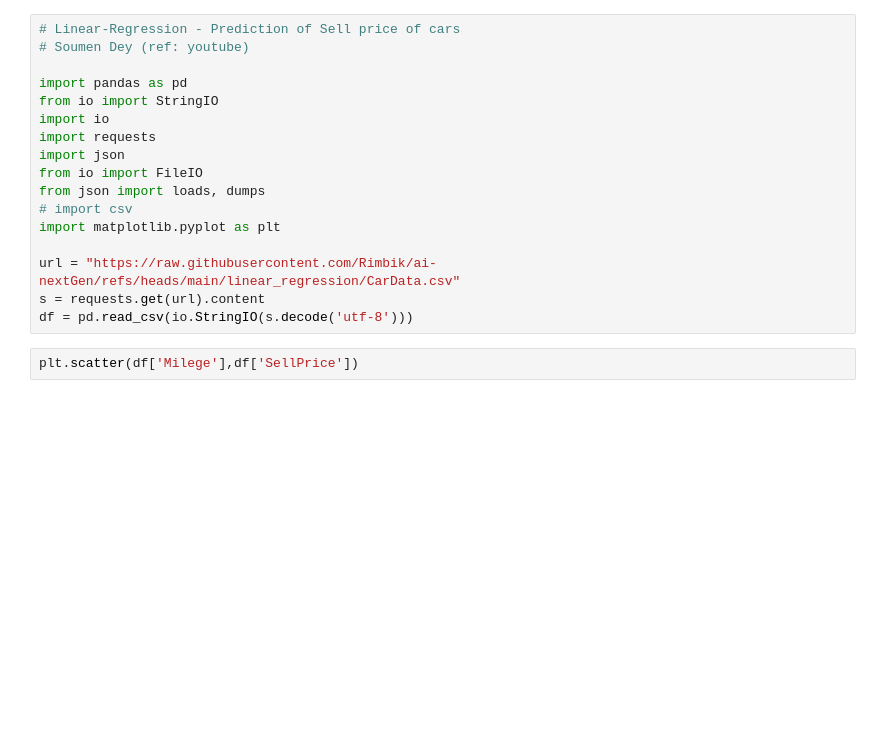
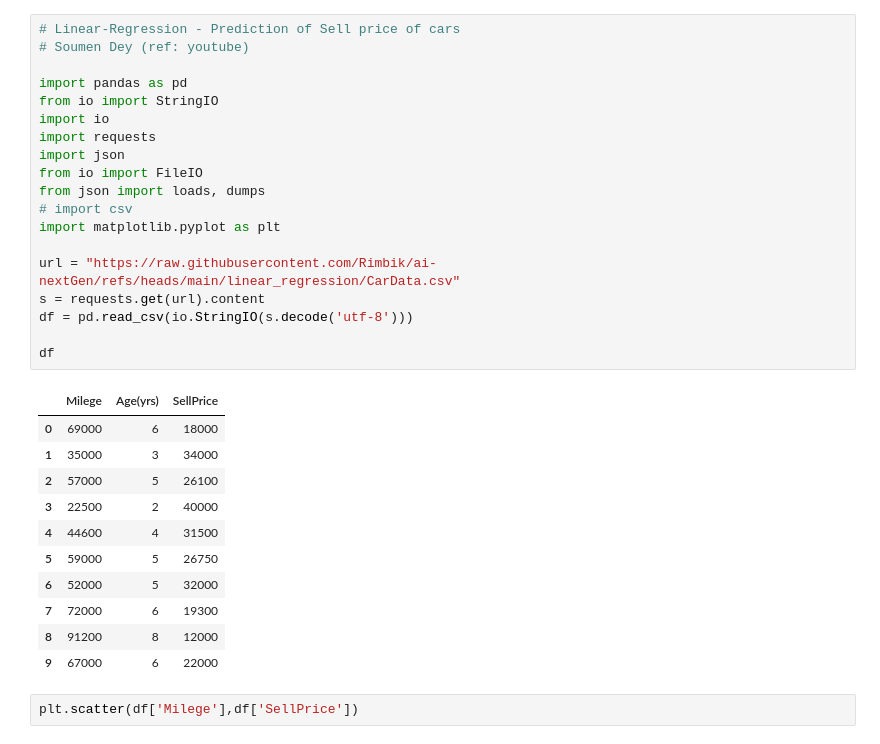
Before and after one commit to Rimbik/ai-nextGen, a Jupyter notebook: linear_regression/linear_regression.ipynb, the cells around one changed output. Cells and saved outputs as stored; diff of their text form; blank space fills up the shorter version.

```diff
--- a/linear_regression/linear_regression.ipynb
+++ b/linear_regression/linear_regression.ipynb
@@ -1,20 +1,34 @@
 # %%
 # Linear-Regression - Prediction of Sell price of cars
 # Soumen Dey (ref: youtube)
 
 import pandas as pd
 from io import StringIO
 import io
 import requests
 import json
 from io import FileIO
 from json import loads, dumps
 # import csv
 import matplotlib.pyplot as plt
 
 url = "https://raw.githubusercontent.com/Rimbik/ai-nextGen/refs/heads/main/linear_regression/CarData.csv"
 s = requests.get(url).content
 df = pd.read_csv(io.StringIO(s.decode('utf-8')))
+
+df
+# %% [output]
+|  | Milege | Age(yrs) | SellPrice |
+| 0 | 69000 | 6 | 18000 |
+| 1 | 35000 | 3 | 34000 |
+| 2 | 57000 | 5 | 26100 |
+| 3 | 22500 | 2 | 40000 |
+| 4 | 44600 | 4 | 31500 |
+| 5 | 59000 | 5 | 26750 |
+| 6 | 52000 | 5 | 32000 |
+| 7 | 72000 | 6 | 19300 |
+| 8 | 91200 | 8 | 12000 |
+| 9 | 67000 | 6 | 22000 |
 # %%
 plt.scatter(df['Milege'],df['SellPrice'])
 # %% [output]
```
Also changed, not shown: 1 other file.
